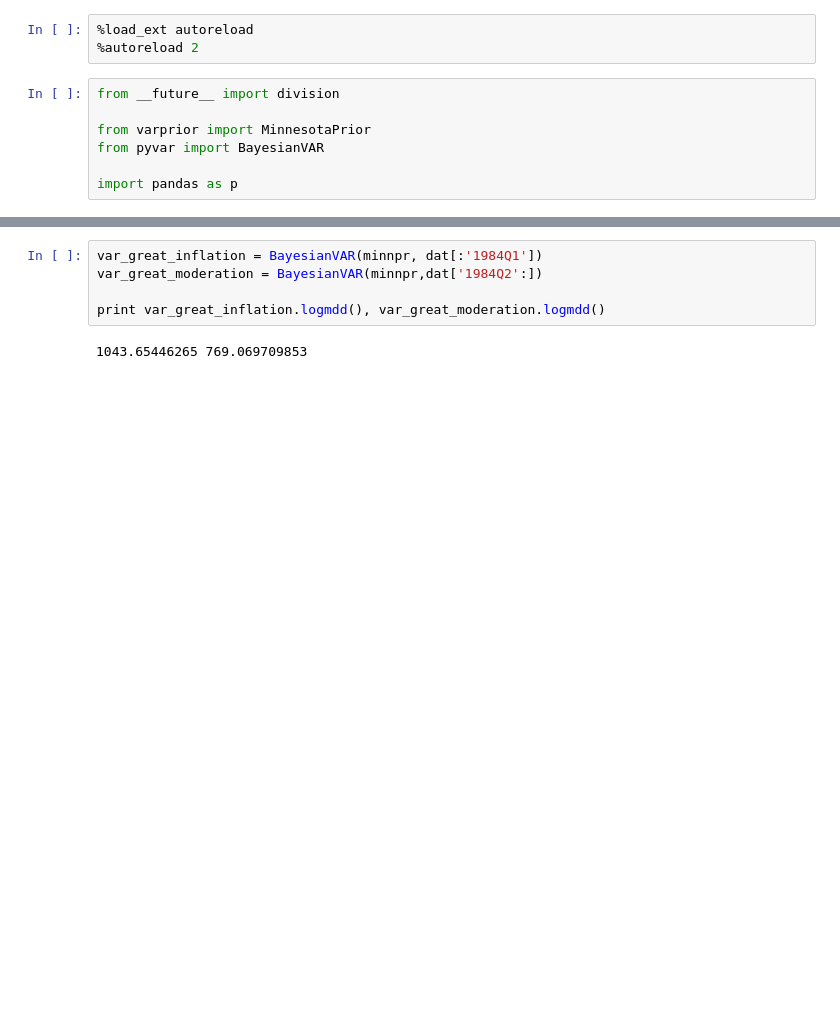
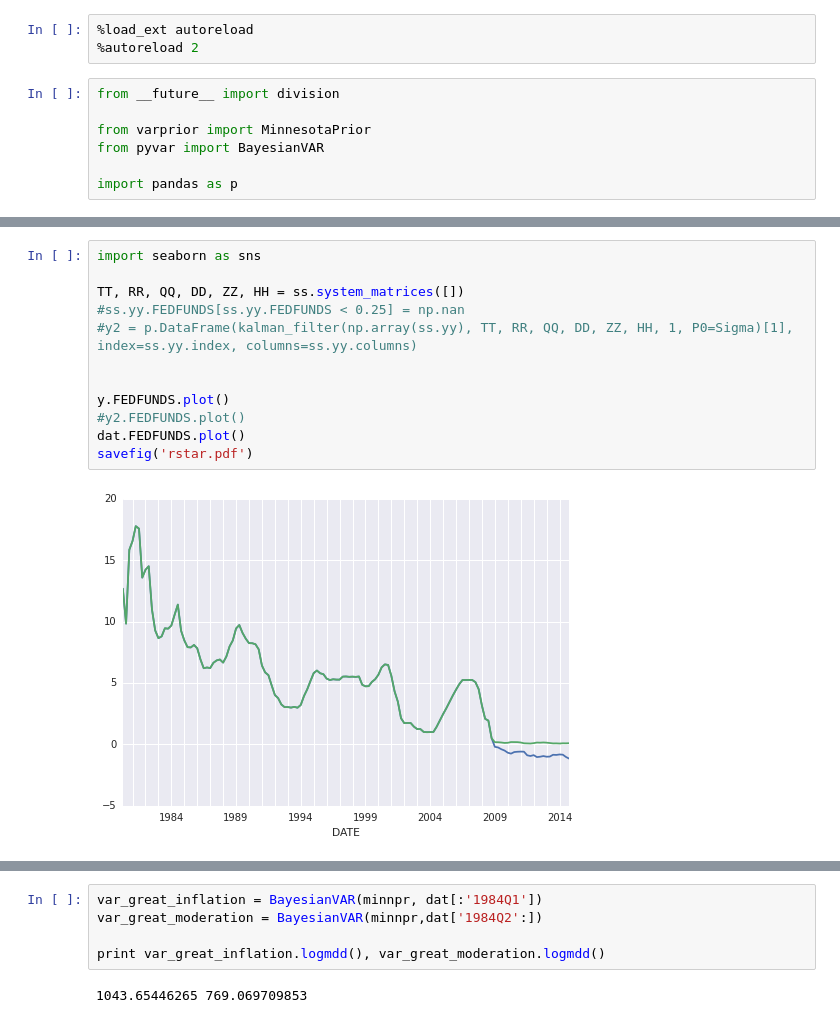
Before and after one commit to eph/pyvar, a Jupyter notebook: var-stuff.ipynb, the cells around one changed output, grey strips where cells are left out. Drawn from its saved outputs; the diff is of its cells as text; blank space fills up the shorter version.

```diff
--- a/var-stuff.ipynb
+++ b/var-stuff.ipynb
@@ -20,0 +87,14 @@ my_var.logmdd(dat)
+# %%
+import seaborn as sns
+
+TT, RR, QQ, DD, ZZ, HH = ss.system_matrices([])
+#ss.yy.FEDFUNDS[ss.yy.FEDFUNDS < 0.25] = np.nan
+#y2 = p.DataFrame(kalman_filter(np.array(ss.yy), TT, RR, QQ, DD, ZZ, HH, 1, P0=Sigma)[1], index=ss.yy.index, columns=ss.yy.columns)
+
+
+y.FEDFUNDS.plot()
+#y2.FEDFUNDS.plot()
+dat.FEDFUNDS.plot()
+savefig('rstar.pdf')
+# %% [output]
+[figure, added]
```
Also changed, not shown: parts of 9 cells of this notebook, 6 other files.
